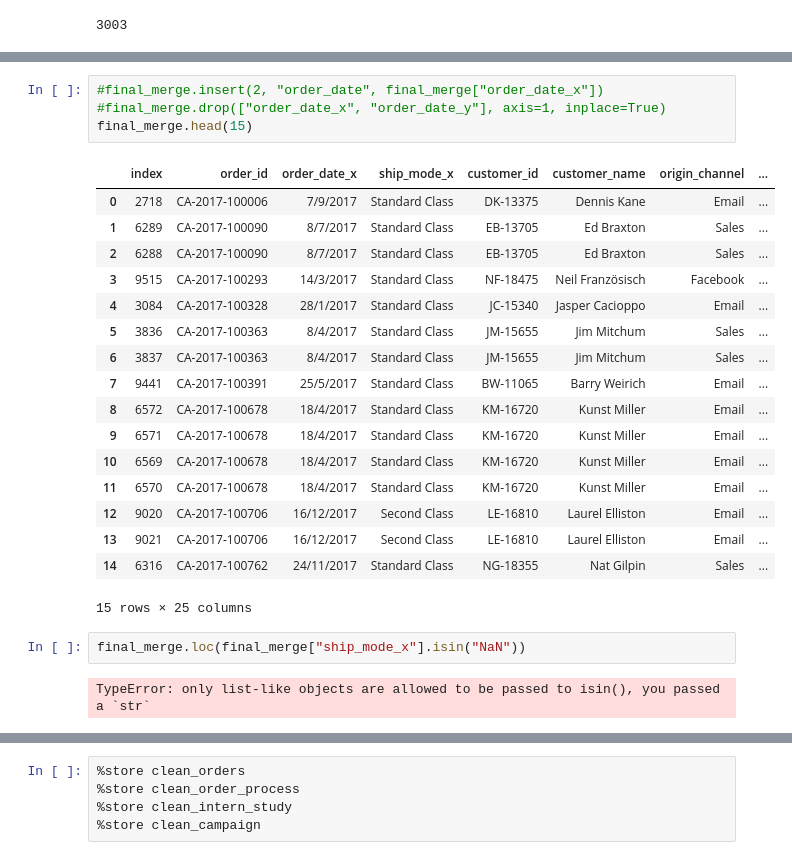
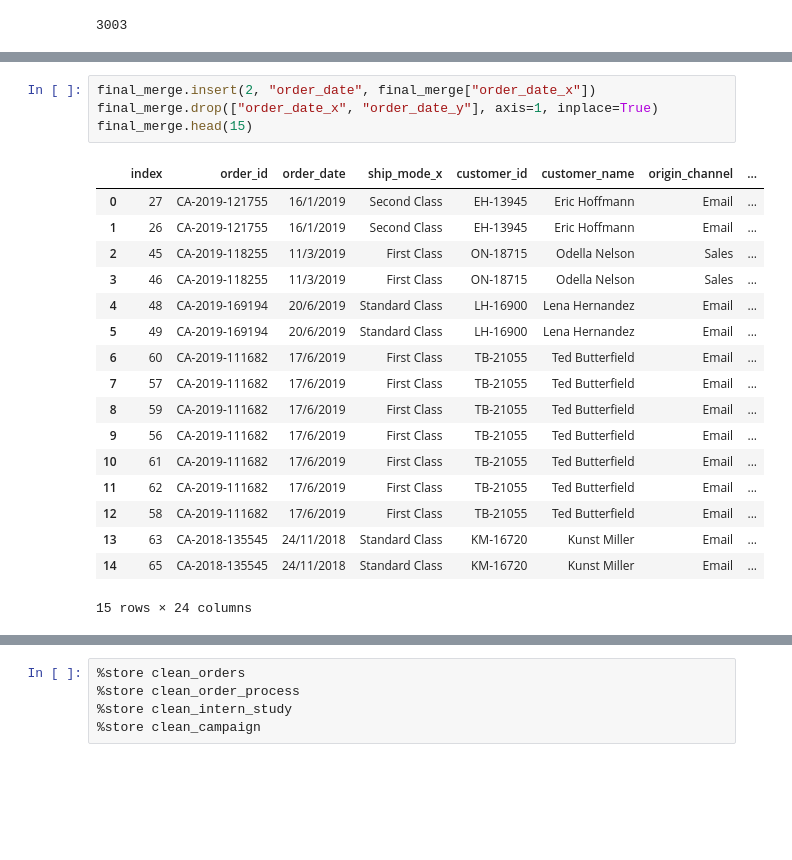
Before and after one commit to GioGonzalez07/EDA_project, a Jupyter notebook: cleaning_point.ipynb, the cells around one changed output, grey strips where cells are left out. Drawn from its saved outputs; the diff is of its cells as text; blank space fills up the shorter version.

```diff
--- a/cleaning_point.ipynb
+++ b/cleaning_point.ipynb
@@ -132,27 +132,23 @@ final_merge
 9996 rows × 25 columns
 # %%
-#final_merge.insert(2, "order_date", final_merge["order_date_x"])
-#final_merge.drop(["order_date_x", "order_date_y"], axis=1, inplace=True)
+final_merge.insert(2, "order_date", final_merge["order_date_x"])
+final_merge.drop(["order_date_x", "order_date_y"], axis=1, inplace=True)
 final_merge.head(15)
 # %% [output]
-|  | index | order_id | order_date_x | ship_mode_x | customer_id | customer_name | origin_channel | ... |
-| 0 | 2718 | CA-2017-100006 | 7/9/2017 | Standard Class | DK-13375 | Dennis Kane | Email | ... |
-| 1 | 6289 | CA-2017-100090 | 8/7/2017 | Standard Class | EB-13705 | Ed Braxton | Sales | ... |
-| 2 | 6288 | CA-2017-100090 | 8/7/2017 | Standard Class | EB-13705 | Ed Braxton | Sales | ... |
-| 3 | 9515 | CA-2017-100293 | 14/3/2017 | Standard Class | NF-18475 | Neil Französisch | Facebook | ... |
-| 4 | 3084 | CA-2017-100328 | 28/1/2017 | Standard Class | JC-15340 | Jasper Cacioppo | Email | ... |
-| 5 | 3836 | CA-2017-100363 | 8/4/2017 | Standard Class | JM-15655 | Jim Mitchum | Sales | ... |
-| 6 | 3837 | CA-2017-100363 | 8/4/2017 | Standard Class | JM-15655 | Jim Mitchum | Sales | ... |
-| 7 | 9441 | CA-2017-100391 | 25/5/2017 | Standard Class | BW-11065 | Barry Weirich | Email | ... |
-| 8 | 6572 | CA-2017-100678 | 18/4/2017 | Standard Class | KM-16720 | Kunst Miller | Email | ... |
-| 9 | 6571 | CA-2017-100678 | 18/4/2017 | Standard Class | KM-16720 | Kunst Miller | Email | ... |
-| 10 | 6569 | CA-2017-100678 | 18/4/2017 | Standard Class | KM-16720 | Kunst Miller | Email | ... |
-| 11 | 6570 | CA-2017-100678 | 18/4/2017 | Standard Class | KM-16720 | Kunst Miller | Email | ... |
-| 12 | 9020 | CA-2017-100706 | 16/12/2017 | Second Class | LE-16810 | Laurel Elliston | Email | ... |
-| 13 | 9021 | CA-2017-100706 | 16/12/2017 | Second Class | LE-16810 | Laurel Elliston | Email | ... |
-| 14 | 6316 | CA-2017-100762 | 24/11/2017 | Standard Class | NG-18355 | Nat Gilpin | Sales | ... |
+|  | index | order_id | order_date | ship_mode_x | customer_id | customer_name | origin_channel | ... |
+| 0 | 27 | CA-2019-121755 | 16/1/2019 | Second Class | EH-13945 | Eric Hoffmann | Email | ... |
+| 1 | 26 | CA-2019-121755 | 16/1/2019 | Second Class | EH-13945 | Eric Hoffmann | Email | ... |
+| 2 | 45 | CA-2019-118255 | 11/3/2019 | First Class | ON-18715 | Odella Nelson | Sales | ... |
+| 3 | 46 | CA-2019-118255 | 11/3/2019 | First Class | ON-18715 | Odella Nelson | Sales | ... |
+| 4 | 48 | CA-2019-169194 | 20/6/2019 | Standard Class | LH-16900 | Lena Hernandez | Email | ... |
+| 5 | 49 | CA-2019-169194 | 20/6/2019 | Standard Class | LH-16900 | Lena Hernandez | Email | ... |
+| 6 | 60 | CA-2019-111682 | 17/6/2019 | First Class | TB-21055 | Ted Butterfield | Email | ... |
+| 7 | 57 | CA-2019-111682 | 17/6/2019 | First Class | TB-21055 | Ted Butterfield | Email | ... |
+| 8 | 59 | CA-2019-111682 | 17/6/2019 | First Class | TB-21055 | Ted Butterfield | Email | ... |
+| 9 | 56 | CA-2019-111682 | 17/6/2019 | First Class | TB-21055 | Ted Butterfield | Email | ... |
+| 10 | 61 | CA-2019-111682 | 17/6/2019 | First Class | TB-21055 | Ted Butterfield | Email | ... |
+| 11 | 62 | CA-2019-111682 | 17/6/2019 | First Class | TB-21055 | Ted Butterfield | Email | ... |
+| 12 | 58 | CA-2019-111682 | 17/6/2019 | First Class | TB-21055 | Ted Butterfield | Email | ... |
+| 13 | 63 | CA-2018-135545 | 24/11/2018 | Standard Class | KM-16720 | Kunst Miller | Email | ... |
+| 14 | 65 | CA-2018-135545 | 24/11/2018 | Standard Class | KM-16720 | Kunst Miller | Email | ... |
-15 rows × 25 columns
+15 rows × 24 columns
-# %%
-final_merge.loc(final_merge["ship_mode_x"].isin("NaN"))
-# %% [output]
-TypeError: only list-like objects are allowed to be passed to isin(), you passed a `str`
```
Also changed, not shown: parts of 8 cells of this notebook, 1 other file.
